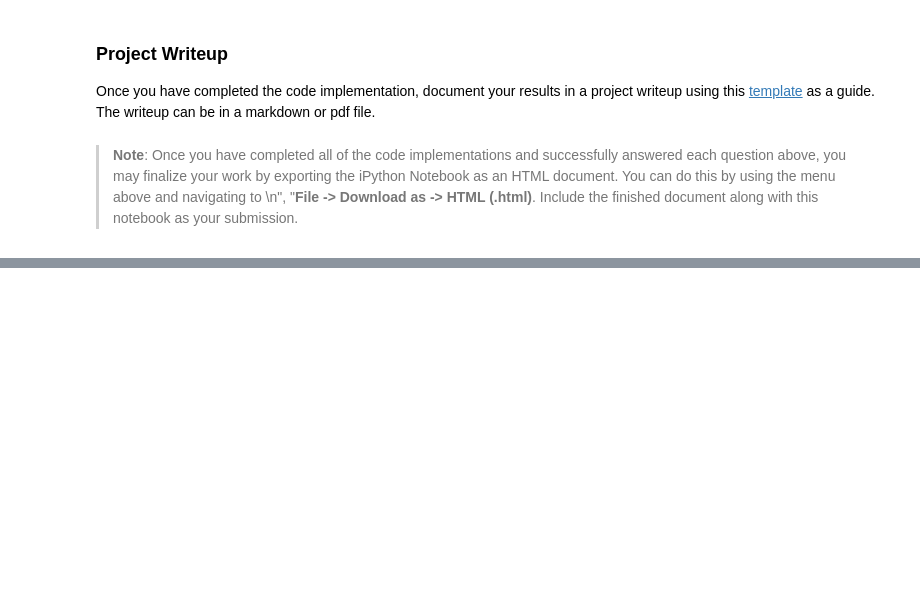
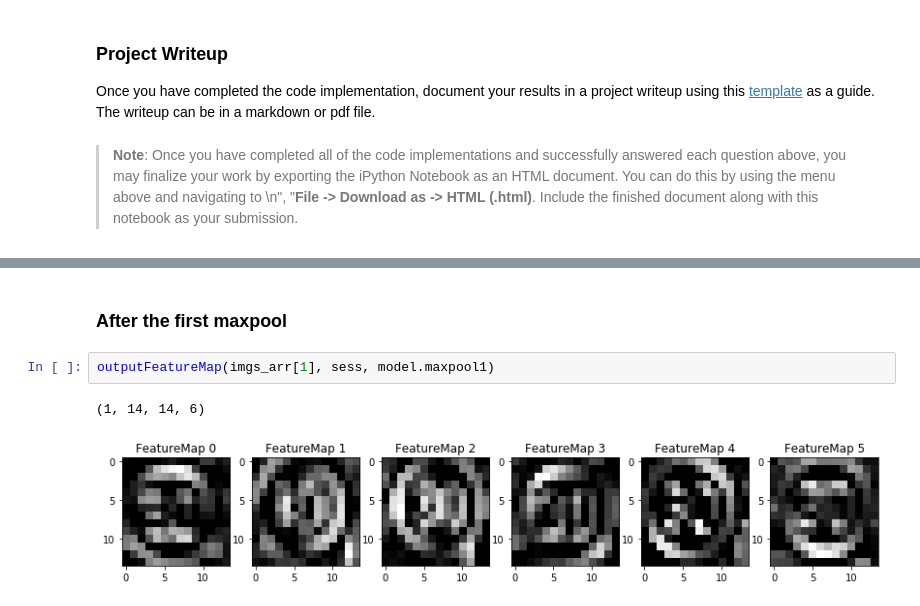
Before and after one commit to AbangLZU/CarND-Traffic-Sign-Classifier-Project, a Jupyter notebook: Traffic_Sign_Classifier.ipynb, the cells around one changed output, grey strips where cells are left out. Saved outputs shown, nothing was run; the diff lists cells and outputs as text; blank space fills up the shorter version.

```diff
--- a/Traffic_Sign_Classifier.ipynb
+++ b/Traffic_Sign_Classifier.ipynb
@@ -537,0 +536,7 @@ def outputFeatureMap(image_input, tf_activation, activation_min=-1, activation_m
+# %% [markdown]
+### After the first maxpool
+# %%
+outputFeatureMap(imgs_arr[1], sess, model.maxpool1)
+# %% [output]
+(1, 14, 14, 6)
+[figure, added]
```
Also changed, not shown: parts of 14 cells of this notebook, 4 other files.
